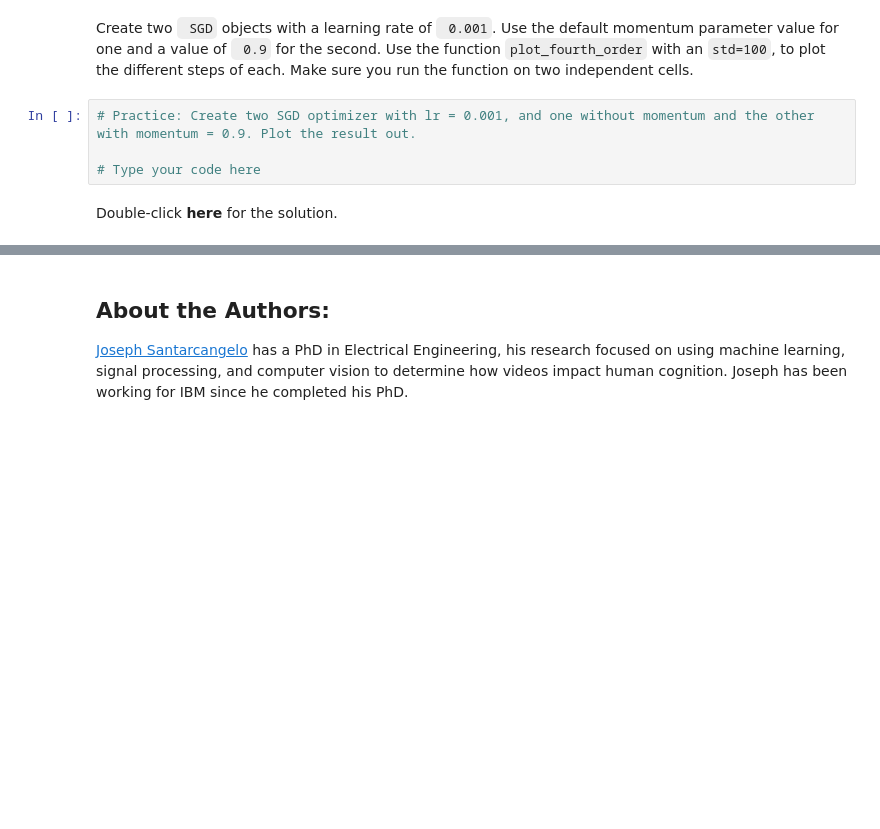
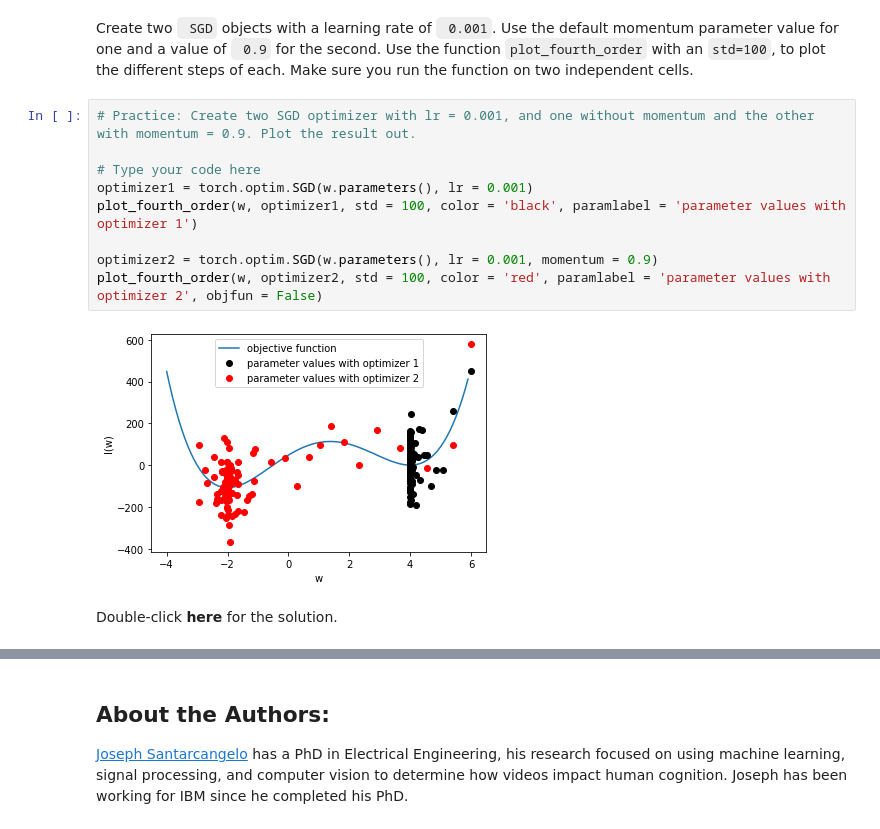
Before and after one commit to jwillis0720/CourseraJRW, a Jupyter notebook: IBM/PyTorch/8.4.1_MomentumwithPolynomialFunctions_v2.ipynb, the cells around one changed output, grey strips where cells are left out. Drawn from its saved outputs; the diff is of its cells as text; blank space fills up the shorter version.

```diff
--- a/IBM/PyTorch/8.4.1_MomentumwithPolynomialFunctions_v2.ipynb
+++ b/IBM/PyTorch/8.4.1_MomentumwithPolynomialFunctions_v2.ipynb
@@ -205,17 +219,20 @@ Create two <code> SGD</code>  objects with a learning rate of <code> 0.001</code
 # %%
 # Practice: Create two SGD optimizer with lr = 0.001, and one without momentum and the other with momentum = 0.9. Plot the result out.
 
 # Type your code here
+optimizer1 = torch.optim.SGD(w.parameters(), lr = 0.001)
+plot_fourth_order(w, optimizer1, std = 100, color = 'black', paramlabel = 'parameter values with optimizer 1')
+
+optimizer2 = torch.optim.SGD(w.parameters(), lr = 0.001, momentum = 0.9)
+plot_fourth_order(w, optimizer2, std = 100, color = 'red', paramlabel = 'parameter values with optimizer 2', objfun = False)
+# %% [output]
+[figure, added]
-# %% [markdown]
-Double-click <b>here</b> for the solution.
-
-<!--
-optimizer1 = torch.optim.SGD(w.parameters(), lr = 0.001)
-plot_fourth_order(w, optimizer1, std = 100, color = 'black', paramlabel = 'parameter values with optimizer 1')
-
-optimizer2 = torch.optim.SGD(w.parameters(), lr = 0.001, momentum = 0.9)
-plot_fourth_order(w, optimizer2, std = 100, color = 'red', paramlabel = 'parameter values with optimizer 2', objfun = False)
- -->
+# %% [markdown]
+Double-click <b>here</b> for the solution.
+
+<!--
+
+ -->
 # %% [markdown]
 <a href="http://cocl.us/pytorch_link_bottom">
     <img src="https://s3-api.us-geo.objectstorage.softlayer.net/cf-courses-data/CognitiveClass/DL0110EN/notebook_images%20/notebook_bottom%20.png" width="750" alt="PyTorch Bottom" />
```
Also changed, not shown: parts of 7 cells of this notebook, 6 other files.
